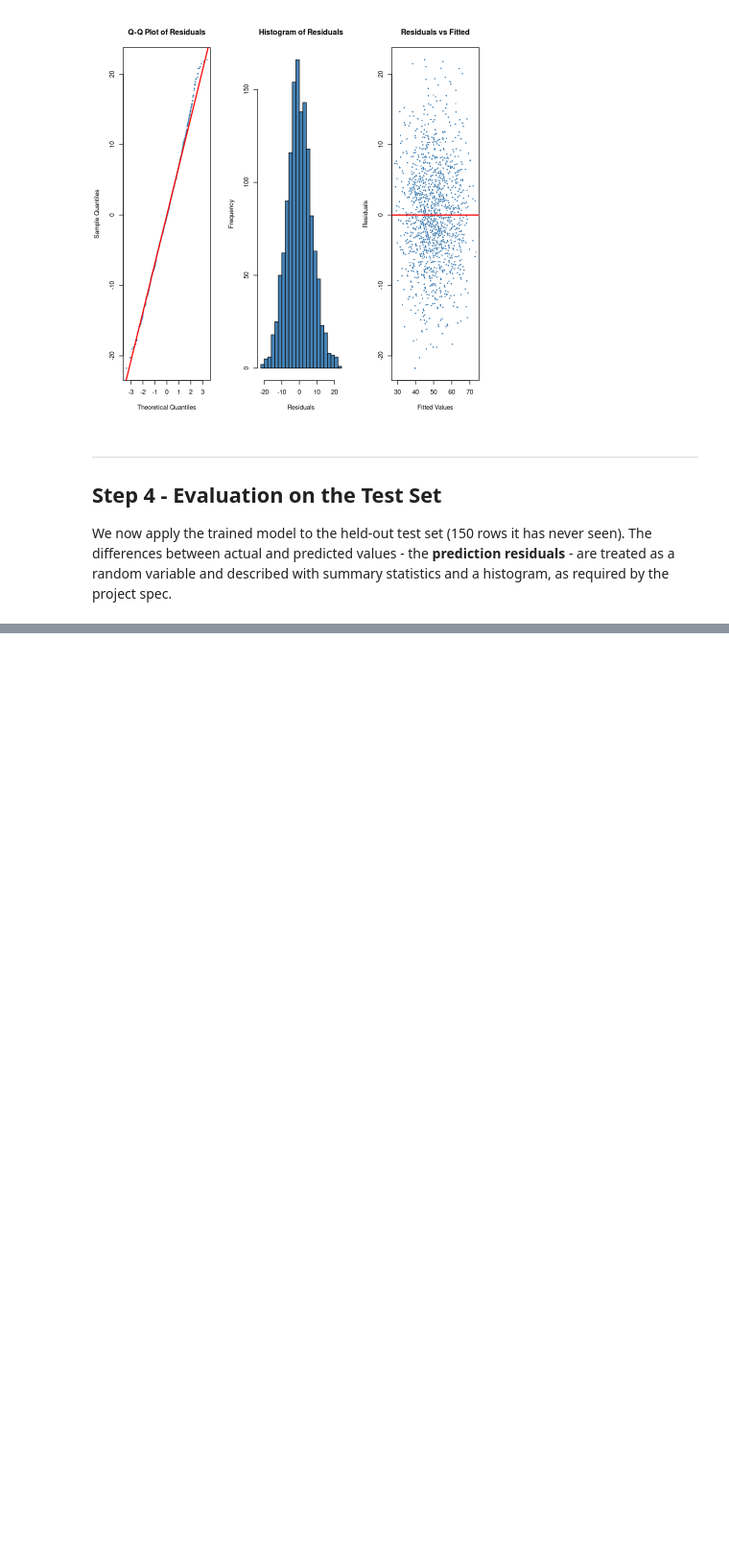
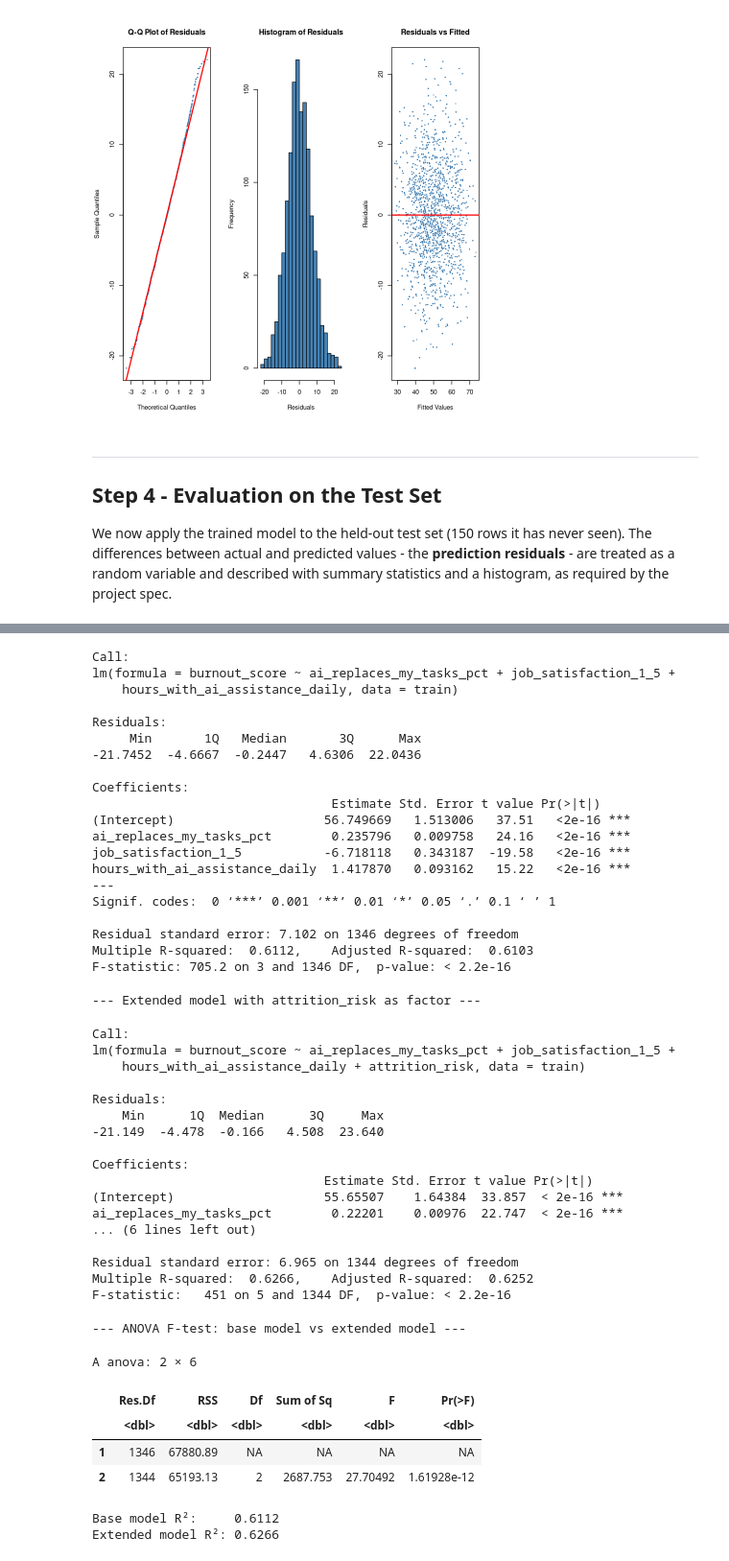
Before and after one commit to nkwiecienn/StatisticsCourse, a Jupyter notebook: Project2/Project2_NK.ipynb, the cells around one changed output, grey strips where cells are left out. Shown at 96% size. Cells and saved outputs as stored; diff of their text form; code cells hidden in the pictures; blank space fills up the shorter version.

```diff
--- a/Project2/Project2_NK.ipynb
+++ b/Project2/Project2_NK.ipynb
@@ -383,0 +652,34 @@ par(mfrow = c(1, 1))
+# %%
+# Full model: base numerics + all candidate categorical factors
+full_lm <- lm(burnout_score ~
+                ai_replaces_my_tasks_pct +
+                job_satisfaction_1_5 +
+                hours_with_ai_assistance_daily +
+                fear_of_ai_replacement +
+                remote_work_type +
+                ai_adoption_stage +
+                company_size,
+              data = train)
+
+cat('--- step() backward selection: base numerics + categorical factors ---\n')
+model_step_cat <- step(full_lm, direction = 'backward', trace = 0)
+cat('\n--- Final model selected by step() ---\n')
+summary(model_step_cat)
+
+# Manually add attrition_risk (the ANOVA-significant categorical)
+model_extended <- lm(burnout_score ~
+                       ai_replaces_my_tasks_pct +
+                       job_satisfaction_1_5 +
+                       hours_with_ai_assistance_daily +
+                       attrition_risk,
+                     data = train)
+cat('\n--- Extended model with attrition_risk as factor ---\n')
+summary(model_extended)
+
+# F-test: does adding attrition_risk significantly improve the base model?
+cat('\n--- ANOVA F-test: base model vs extended model ---\n')
+anova(model, model_extended)
+
+cat('\nBase model R²:    ', round(summary(model)$r.squared, 4), '\n')
+cat('Extended model R²:', round(summary(model_extended)$r.squared, 4), '\n')
+# %% [output]
@@ -383,0 +689,46 @@ par(mfrow = c(1, 1))
+Call:
+lm(formula = burnout_score ~ ai_replaces_my_tasks_pct + job_satisfaction_1_5 +
+    hours_with_ai_assistance_daily, data = train)
+
+Residuals:
+     Min       1Q   Median       3Q      Max
+-21.7452  -4.6667  -0.2447   4.6306  22.0436
+
+Coefficients:
+                                Estimate Std. Error t value Pr(>|t|)
+(Intercept)                    56.749669   1.513006   37.51   <2e-16 ***
+ai_replaces_my_tasks_pct        0.235796   0.009758   24.16   <2e-16 ***
+job_satisfaction_1_5           -6.718118   0.343187  -19.58   <2e-16 ***
+hours_with_ai_assistance_daily  1.417870   0.093162   15.22   <2e-16 ***
+---
+Signif. codes:  0 ‘***’ 0.001 ‘**’ 0.01 ‘*’ 0.05 ‘.’ 0.1 ‘ ’ 1
+
+Residual standard error: 7.102 on 1346 degrees of freedom
+Multiple R-squared:  0.6112,    Adjusted R-squared:  0.6103
+F-statistic: 705.2 on 3 and 1346 DF,  p-value: < 2.2e-16
+--- Extended model with attrition_risk as factor ---
+Call:
+lm(formula = burnout_score ~ ai_replaces_my_tasks_pct + job_satisfaction_1_5 +
+    hours_with_ai_assistance_daily + attrition_risk, data = train)
+
+Residuals:
+    Min      1Q  Median      3Q     Max
+-21.149  -4.478  -0.166   4.508  23.640
+
+Coefficients:
+                               Estimate Std. Error t value Pr(>|t|)
+(Intercept)                    55.65507    1.64384  33.857  < 2e-16 ***
+ai_replaces_my_tasks_pct        0.22201    0.00976  22.747  < 2e-16 ***
+... (6 lines left out)
+
+Residual standard error: 6.965 on 1344 degrees of freedom
+Multiple R-squared:  0.6266,    Adjusted R-squared:  0.6252
+F-statistic:   451 on 5 and 1344 DF,  p-value: < 2.2e-16
+--- ANOVA F-test: base model vs extended model ---
+A anova: 2 × 6
+|  | Res.Df | RSS | Df | Sum of Sq | F | Pr(>F) |
+|  | <dbl> | <dbl> | <dbl> | <dbl> | <dbl> | <dbl> |
+| 1 | 1346 | 67880.89 | NA | NA | NA | NA |
+| 2 | 1344 | 65193.13 | 2 | 2687.753 | 27.70492 | 1.61928e-12 |
+Base model R²:     0.6112
+Extended model R²: 0.6266
```
Also changed, not shown: parts of 20 cells of this notebook, 26 other files.
